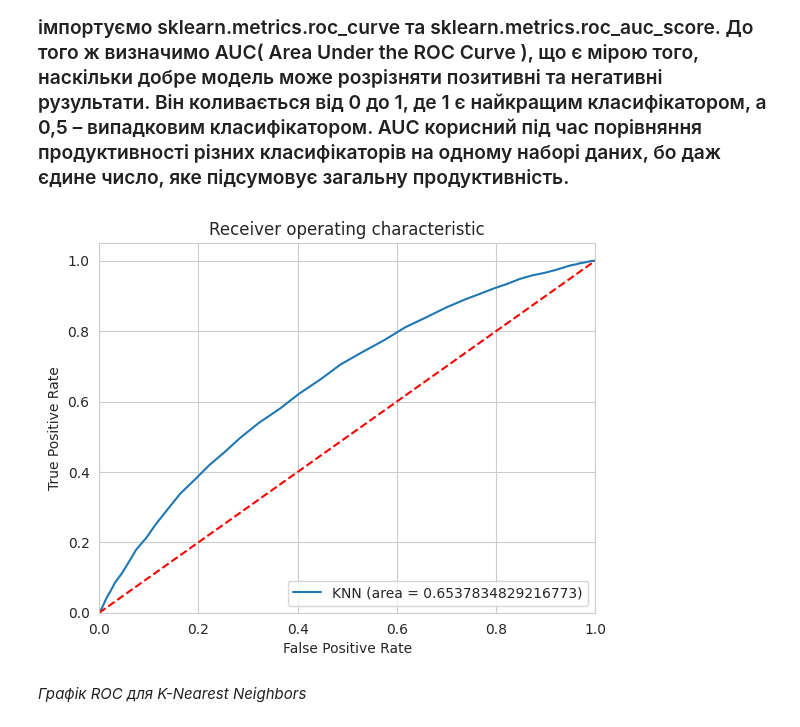
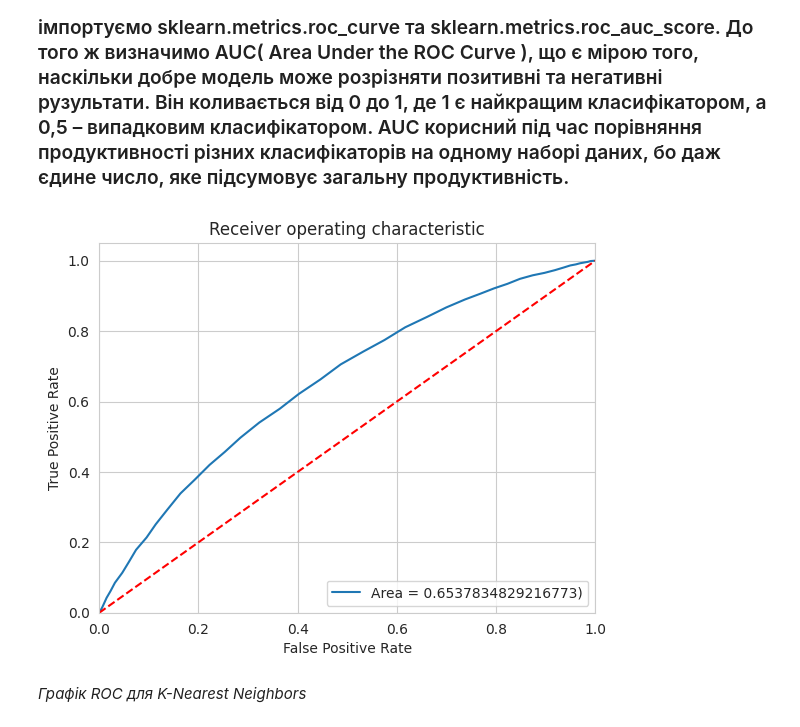
Before and after one commit to SideShowBoBGOT/DataAnalysisFourthSemester, a Jupyter notebook: CourseWork/work.ipynb, the cells around one changed output. Drawn from its saved outputs; the diff is of its cells as text; code cells hidden in the pictures.

```diff
--- a/CourseWork/work.ipynb
+++ b/CourseWork/work.ipynb
@@ -179,20 +180,22 @@ Text(0.5, 25.722222222222214, 'Predicted')
 ### Побудуємо графік ROC( Receiver Operating Characteristic ), що є графіком істинно позитивної відносної частоти проти хибно позитивної частоти. Це показує компроміс між чутливістю та специфічністю. Для цього імпортуємо sklearn.metrics.roc_curve та sklearn.metrics.roc_auc_score. До того ж визначимо AUC( Area Under the ROC Curve ), що є мірою того, наскільки добре модель може розрізняти позитивні та негативні рузультати. Він коливається від 0 до 1, де 1 є найкращим класифікатором, а 0,5 – випадковим класифікатором. AUC корисний під час порівняння продуктивності різних класифікаторів на одному наборі даних, бо даж єдине число, яке підсумовує загальну продуктивність.
 # %%
 from sklearn.metrics import roc_curve, roc_auc_score
-y_pred_proba = knn.predict_proba(x_test)[::,1]
-fpr, tpr, _ = roc_curve(y_test,  y_pred_proba)
-auc = roc_auc_score(y_test, y_pred_proba)
-plt.plot(fpr,tpr,label="KNN (area = "+str(auc)+')')
-plt.plot([0, 1], [0, 1],'r--')
-plt.xlim([0.0, 1.0])
-plt.ylim([0.0, 1.05])
-plt.xlabel('False Positive Rate')
-plt.ylabel('True Positive Rate')
-plt.title('Receiver operating characteristic')
-plt.legend(loc=4)
-plt.show()
+def roc(model, x_test, y_test):
+    y_pred_proba = model.predict_proba(x_test)[::,1]
+    fpr, tpr, _ = roc_curve(y_test,  y_pred_proba)
+    auc = roc_auc_score(y_test, y_pred_proba)
+    plt.plot(fpr,tpr,label="Area = "+str(auc)+')')
+    plt.plot([0, 1], [0, 1],'r--')
+    plt.xlim([0.0, 1.0])
+    plt.ylim([0.0, 1.05])
+    plt.xlabel('False Positive Rate')
+    plt.ylabel('True Positive Rate')
+    plt.title('Receiver operating characteristic')
+    plt.legend(loc=4)
+    plt.show()
+roc(knn, x_test, y_test)
 # %% [output]
-[figure, old version]
+[figure, new version]
 # %% [markdown]
 *Графік ROC для K-Nearest Neighbors*
 # %% [markdown]
```
Also changed, not shown: parts of 12 cells of this notebook, 1 other file.
